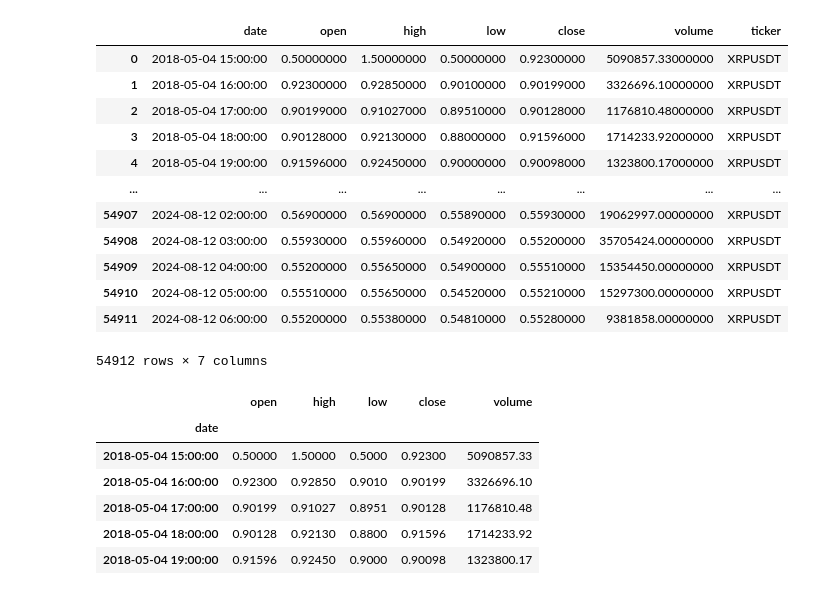
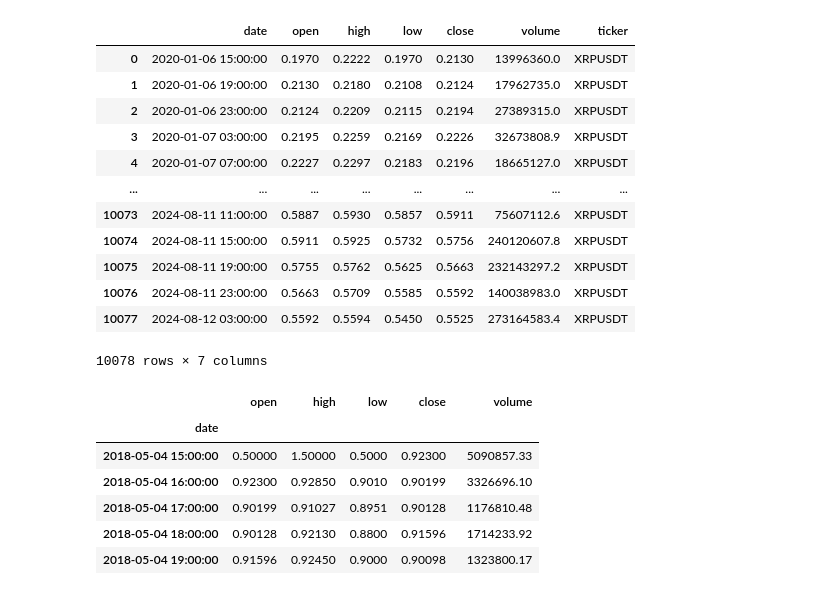
Before and after one commit to trungchien171/a1phas, a Jupyter notebook: crypto/bitcoin - Copy.ipynb, the cells around one changed output. Drawn from its saved outputs; the diff is of its cells as text; code cells hidden in the pictures.

Commit message:
futures

```diff
--- a/crypto/bitcoin - Copy.ipynb
+++ b/crypto/bitcoin - Copy.ipynb
@@ -9,7 +9,7 @@ client = Client(api, secret)
 # %%
 def spots_historical_data(symbol, interval, start_time, end_time):
     try:
-        df = pd.DataFrame(client.get_historical_klines(symbol, interval, start_time, end_time))
+        df = pd.DataFrame(client.futures_historical_klines(symbol, interval, start_time, end_time))
         if df.empty:
             print(f"No data returned for {symbol}")
             return pd.DataFrame()
@@ -22,22 +22,22 @@ def spots_historical_data(symbol, interval, start_time, end_time):
         print(f"Error fetching spot data for {symbol}: {e}")
         return pd.DataFrame()
 # %%
-df = spots_historical_data('XRPUSDT', Client.KLINE_INTERVAL_1HOUR, '2008-01-01', '2024-08-12')
+df = spots_historical_data('XRPUSDT', Client.KLINE_INTERVAL_4HOUR, '2008-01-01', '2024-08-12')
 df
 # %% [output]
 |  | date | open | high | low | close | volume | ticker |
-| 0 | 2018-05-04 15:00:00 | 0.50000000 | 1.50000000 | 0.50000000 | 0.92300000 | 5090857.33000000 | XRPUSDT |
-| 1 | 2018-05-04 16:00:00 | 0.92300000 | 0.92850000 | 0.90100000 | 0.90199000 | 3326696.10000000 | XRPUSDT |
-| 2 | 2018-05-04 17:00:00 | 0.90199000 | 0.91027000 | 0.89510000 | 0.90128000 | 1176810.48000000 | XRPUSDT |
-| 3 | 2018-05-04 18:00:00 | 0.90128000 | 0.92130000 | 0.88000000 | 0.91596000 | 1714233.92000000 | XRPUSDT |
-| 4 | 2018-05-04 19:00:00 | 0.91596000 | 0.92450000 | 0.90000000 | 0.90098000 | 1323800.17000000 | XRPUSDT |
+| 0 | 2020-01-06 15:00:00 | 0.1970 | 0.2222 | 0.1970 | 0.2130 | 13996360.0 | XRPUSDT |
+| 1 | 2020-01-06 19:00:00 | 0.2130 | 0.2180 | 0.2108 | 0.2124 | 17962735.0 | XRPUSDT |
+| 2 | 2020-01-06 23:00:00 | 0.2124 | 0.2209 | 0.2115 | 0.2194 | 27389315.0 | XRPUSDT |
+| 3 | 2020-01-07 03:00:00 | 0.2195 | 0.2259 | 0.2169 | 0.2226 | 32673808.9 | XRPUSDT |
+| 4 | 2020-01-07 07:00:00 | 0.2227 | 0.2297 | 0.2183 | 0.2196 | 18665127.0 | XRPUSDT |
 | ... | ... | ... | ... | ... | ... | ... | ... |
-| 54907 | 2024-08-12 02:00:00 | 0.56900000 | 0.56900000 | 0.55890000 | 0.55930000 | 19062997.00000000 | XRPUSDT |
-| 54908 | 2024-08-12 03:00:00 | 0.55930000 | 0.55960000 | 0.54920000 | 0.55200000 | 35705424.00000000 | XRPUSDT |
-| 54909 | 2024-08-12 04:00:00 | 0.55200000 | 0.55650000 | 0.54900000 | 0.55510000 | 15354450.00000000 | XRPUSDT |
-| 54910 | 2024-08-12 05:00:00 | 0.55510000 | 0.55650000 | 0.54520000 | 0.55210000 | 15297300.00000000 | XRPUSDT |
-| 54911 | 2024-08-12 06:00:00 | 0.55200000 | 0.55380000 | 0.54810000 | 0.55280000 | 9381858.00000000 | XRPUSDT |
+| 10073 | 2024-08-11 11:00:00 | 0.5887 | 0.5930 | 0.5857 | 0.5911 | 75607112.6 | XRPUSDT |
+| 10074 | 2024-08-11 15:00:00 | 0.5911 | 0.5925 | 0.5732 | 0.5756 | 240120607.8 | XRPUSDT |
+| 10075 | 2024-08-11 19:00:00 | 0.5755 | 0.5762 | 0.5625 | 0.5663 | 232143297.2 | XRPUSDT |
+| 10076 | 2024-08-11 23:00:00 | 0.5663 | 0.5709 | 0.5585 | 0.5592 | 140038983.0 | XRPUSDT |
+| 10077 | 2024-08-12 03:00:00 | 0.5592 | 0.5594 | 0.5450 | 0.5525 | 273164583.4 | XRPUSDT |
-54912 rows × 7 columns
+10078 rows × 7 columns
 # %%
 df['date'] = pd.to_datetime(df['date'])
 df = df[['date', 'open', 'high', 'low', 'close', 'volume']]
```
Also changed, not shown: parts of 1 cell of this notebook, 1 other file.
